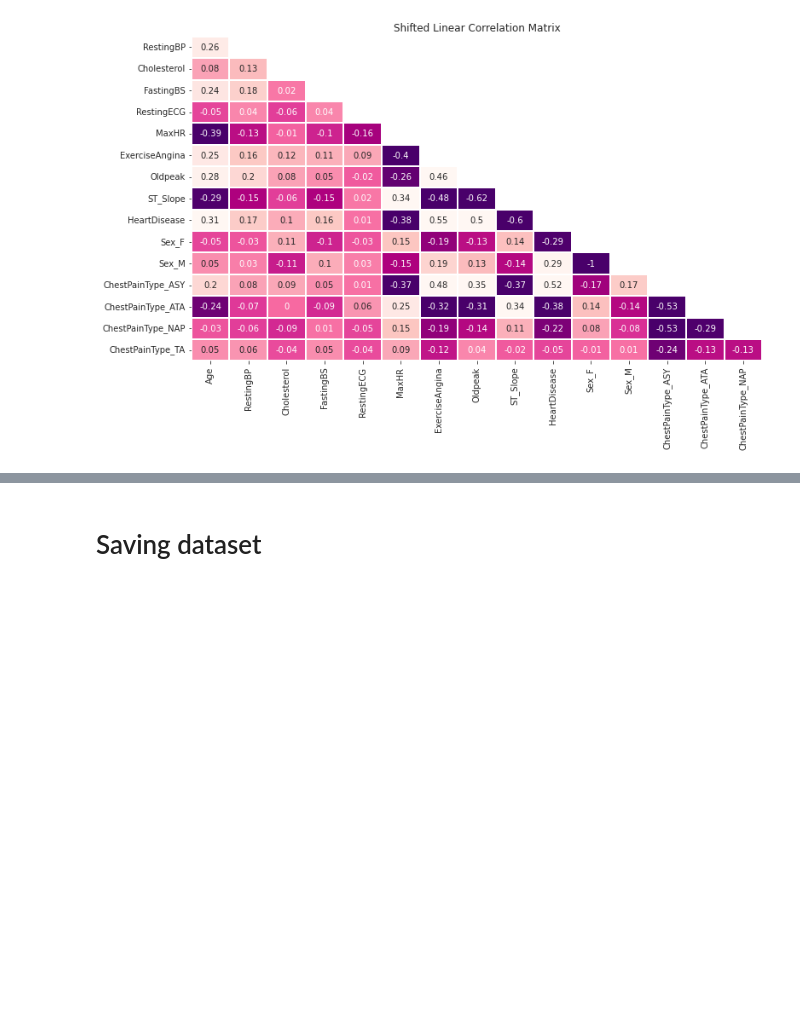
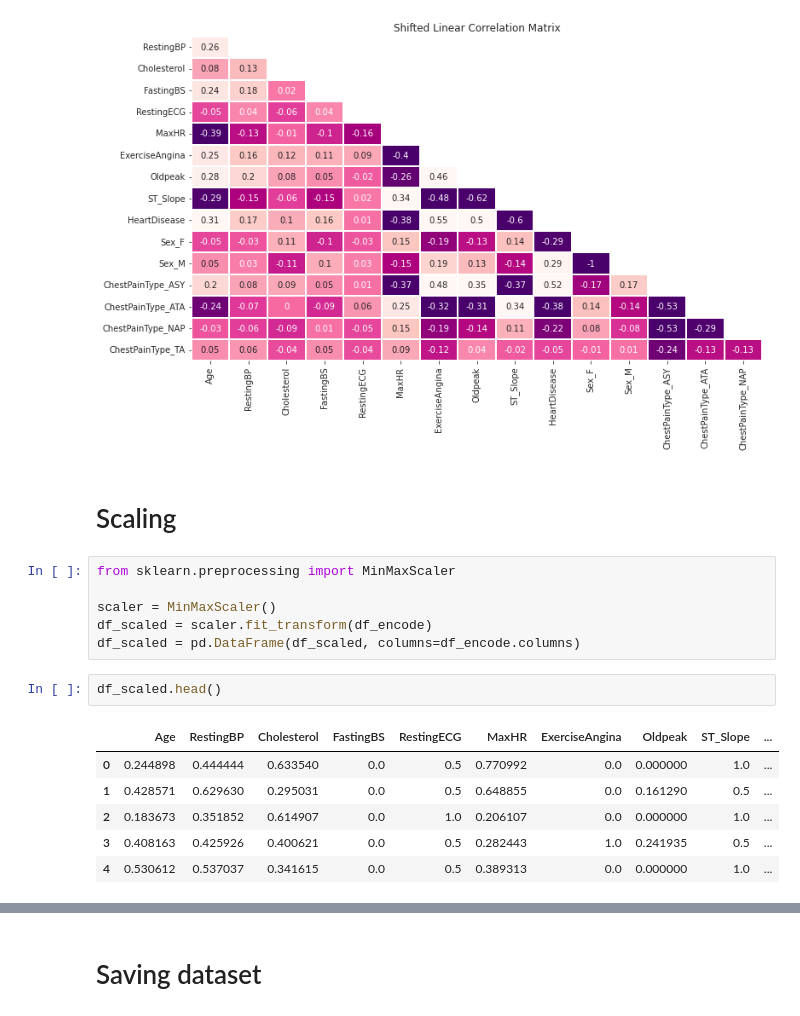
Before and after one commit to tridims/EDA-and-Machine-Learning-model-for-Heart-Disease-UCI-dataset, a Jupyter notebook: Data Preprocessing.ipynb, the cells around one changed output, grey strips where cells are left out. Cells and saved outputs as stored; diff of their text form; blank space fills up the shorter version.

Commit message:
Scaled data

```diff
--- a/Data Preprocessing.ipynb
+++ b/Data Preprocessing.ipynb
@@ -153,3 +153,20 @@ ax.set_title('Shifted Linear Correlation Matrix')
 # %% [output]
 Text(0.5, 1.0, 'Shifted Linear Correlation Matrix')
 [figure]
+# %% [markdown]
+# Scaling
+# %%
+from sklearn.preprocessing import MinMaxScaler
+
+scaler = MinMaxScaler()
+df_scaled = scaler.fit_transform(df_encode)
+df_scaled = pd.DataFrame(df_scaled, columns=df_encode.columns)
+# %%
+df_scaled.head()
+# %% [output]
+|  | Age | RestingBP | Cholesterol | FastingBS | RestingECG | MaxHR | ExerciseAngina | Oldpeak | ST_Slope | ... |
+| 0 | 0.244898 | 0.444444 | 0.633540 | 0.0 | 0.5 | 0.770992 | 0.0 | 0.000000 | 1.0 | ... |
+| 1 | 0.428571 | 0.629630 | 0.295031 | 0.0 | 0.5 | 0.648855 | 0.0 | 0.161290 | 0.5 | ... |
+| 2 | 0.183673 | 0.351852 | 0.614907 | 0.0 | 1.0 | 0.206107 | 0.0 | 0.000000 | 1.0 | ... |
+| 3 | 0.408163 | 0.425926 | 0.400621 | 0.0 | 0.5 | 0.282443 | 1.0 | 0.241935 | 0.5 | ... |
+| 4 | 0.530612 | 0.537037 | 0.341615 | 0.0 | 0.5 | 0.389313 | 0.0 | 0.000000 | 1.0 | ... |
```
Also changed, not shown: parts of 3 cells of this notebook, 1 other file.
